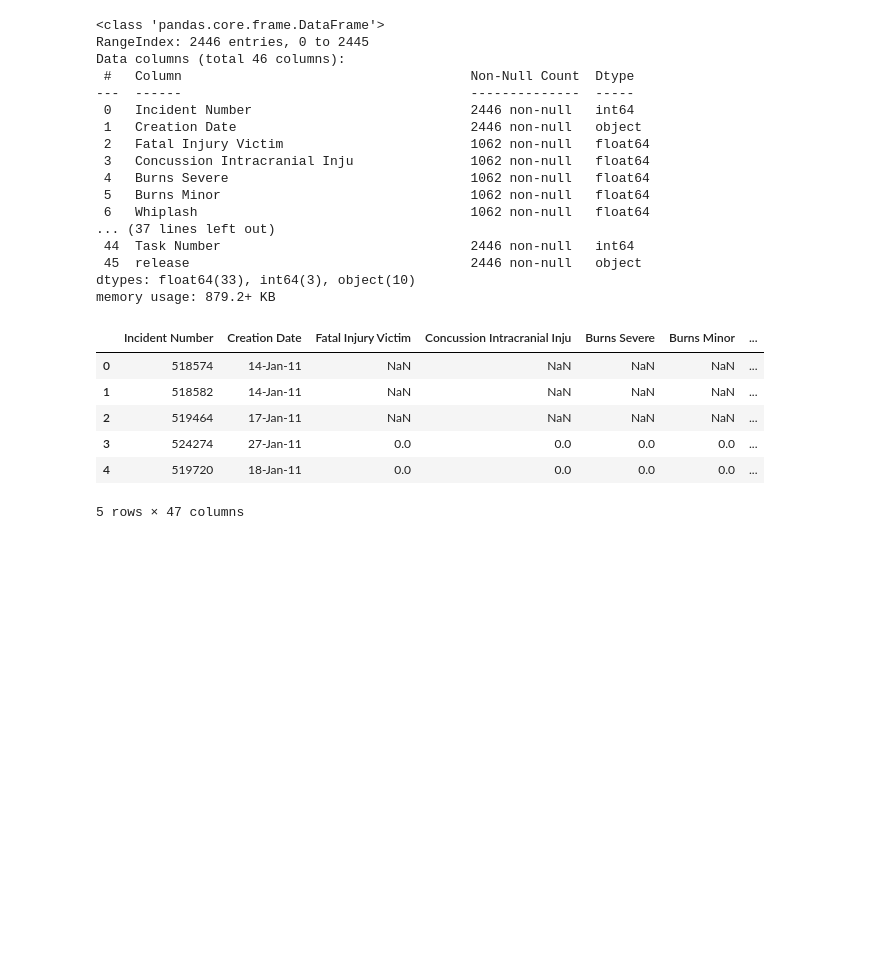
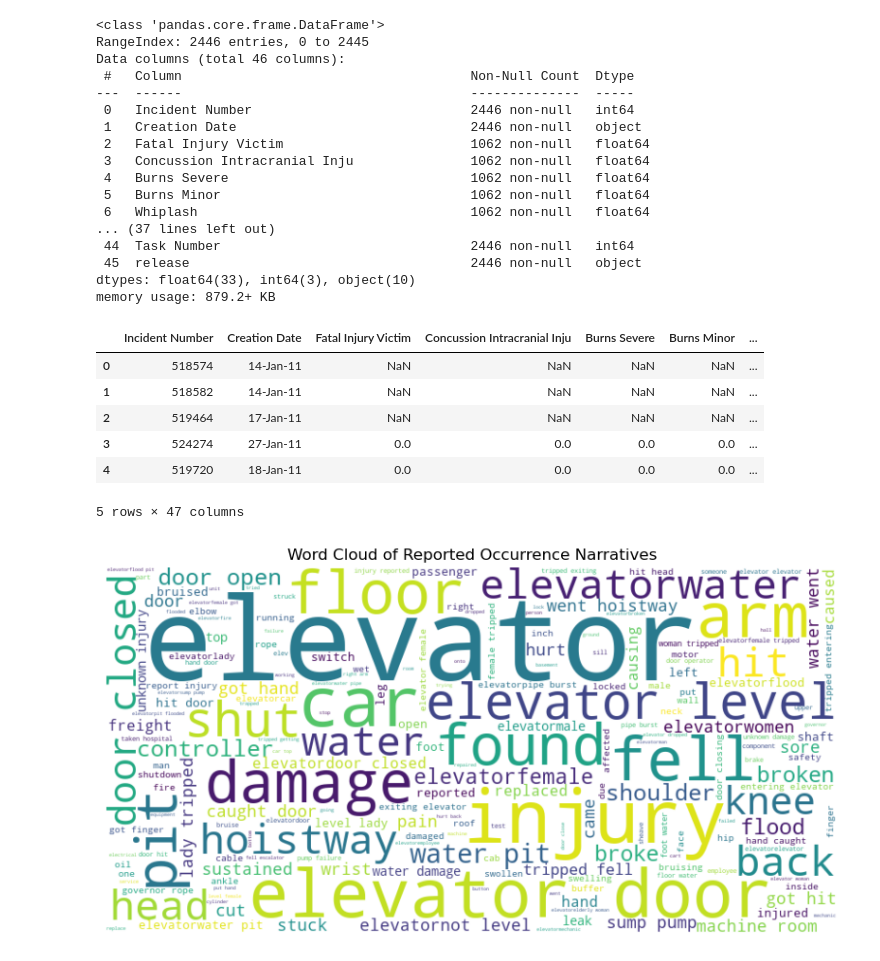
Before and after one commit to Gamikaru/AIC-103_Data_Science_Project, a Jupyter notebook: notebooks/incident-exploration.ipynb, the cells around one changed output. Cells and saved outputs as stored; diff of their text form; code cells hidden in the pictures; blank space fills up the shorter version.

```diff
--- a/notebooks/incident-exploration.ipynb
+++ b/notebooks/incident-exploration.ipynb
@@ -89,3 +90,22 @@ df_incident.head()
 | 3 | 524274 | 27-Jan-11 | 0.0 | 0.0 | 0.0 | 0.0 | ... |
 | 4 | 519720 | 18-Jan-11 | 0.0 | 0.0 | 0.0 | 0.0 | ... |
 5 rows × 47 columns
+# %%
+# Now, let's combine all the cleaned text into one big string!
+all_text = " ".join(df_incident['cleaned_text'].tolist())
+
+# Then, we can create the word cloud...
+wordcloud = WordCloud(
+    width=800,
+    height=400,
+    background_color='white'
+).generate(all_text)
+
+# And finally, let's see how it looks
+plt.figure(figsize=(10, 6))
+plt.imshow(wordcloud, interpolation='bilinear')
+plt.axis("off")
+plt.title("Word Cloud of Reported Occurrence Narratives")
+plt.show()
+# %% [output]
+[figure, added]
```
Also changed, not shown: parts of 2 cells of this notebook.
